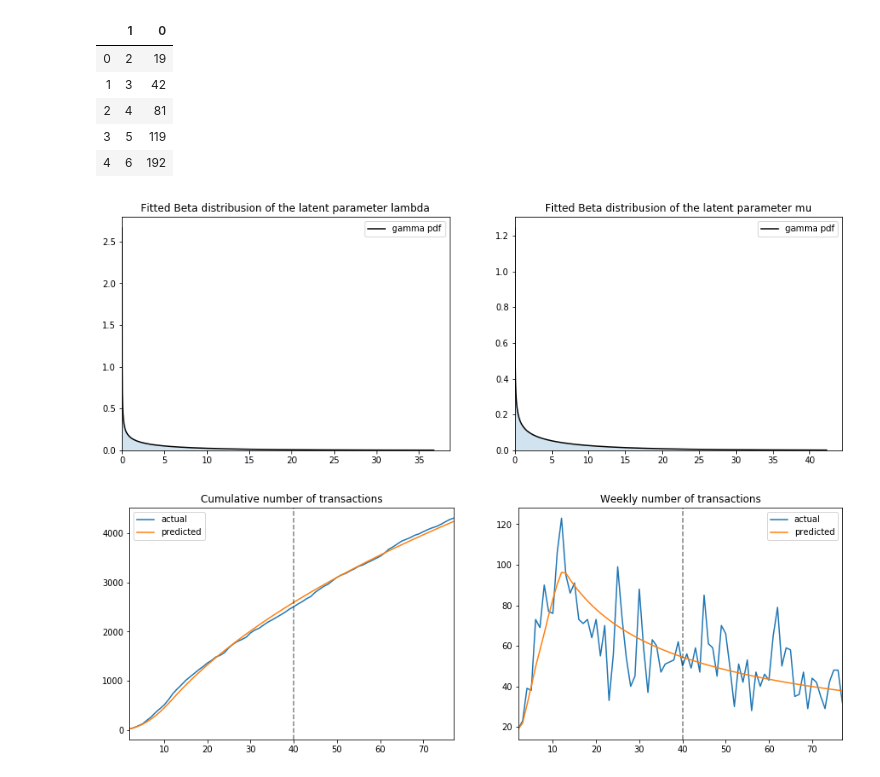
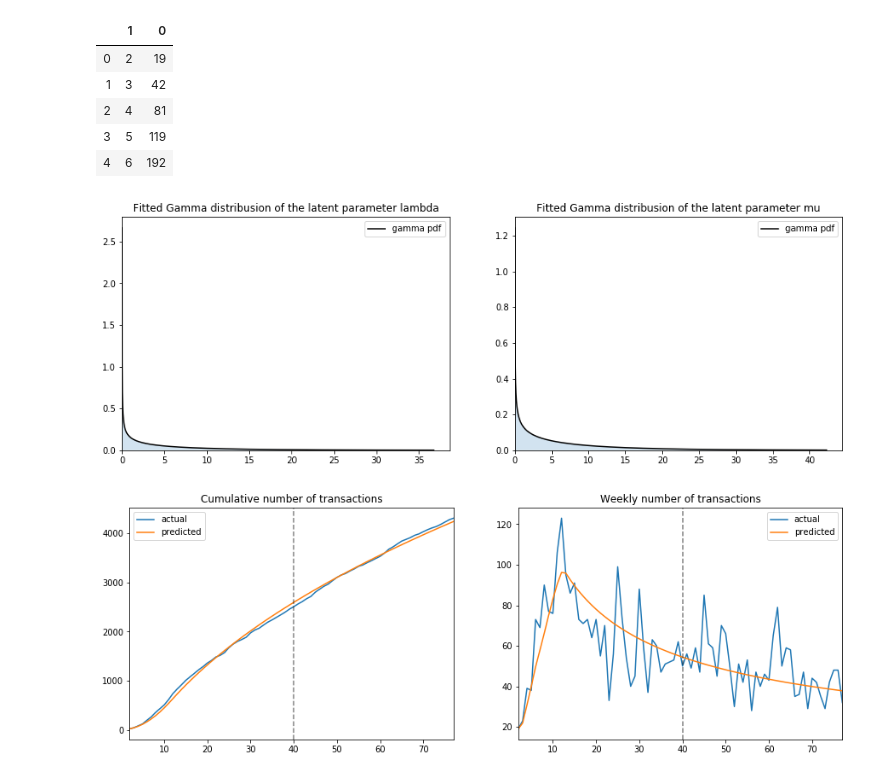
Before and after one commit to janhelcl/CLV, a Jupyter notebook: probabilistic_models/CLV_pareto_NBD.ipynb, the cells around one changed output. Cells and saved outputs as stored; diff of their text form; code cells hidden in the pictures.

Commit message:
chart fix

```diff
--- a/probabilistic_models/CLV_pareto_NBD.ipynb
+++ b/probabilistic_models/CLV_pareto_NBD.ipynb
@@ -83,31 +83,31 @@ r, alpha, s, beta = minimize(pareto_NBD_likelihood, (0.5,10,0.5,10), args=(custo
 # %%
 fig, (ax1, ax2) = plt.subplots(1, 2, figsize=(15, 5))
 
 # plot the distribution of lambda
 x = np.linspace(gamma_dist.ppf(0.01, r, scale=alpha),gamma_dist.ppf(0.99, r, scale=alpha), 10000)
 pdf_l = gamma_dist.pdf(x, r, scale=alpha)
 
 ax1.plot(x, pdf_l, label='gamma pdf', color='k')
 ax1.fill_between(x, 0, pdf_l, alpha=0.2)
-ax1.set_title('Fitted Beta distribusion of the latent parameter lambda')
+ax1.set_title('Fitted Gamma distribusion of the latent parameter lambda')
 ax1.set_ylim(0)
 ax1.set_xlim(0)
 ax1.legend()
 
 # plot the distribution of mu
 x = np.linspace(gamma_dist.ppf(0.01, s, scale=beta), gamma_dist.ppf(0.99, s, scale=beta), 10000)
 pdf_m = gamma_dist.pdf(x, s, scale=beta)
 
 ax2.plot(x, pdf_m, label='gamma pdf', color='k')
 ax2.fill_between(x, 0, pdf_m, alpha=0.2)
-ax2.set_title('Fitted Beta distribusion of the latent parameter mu')
+ax2.set_title('Fitted Gamma distribusion of the latent parameter mu')
 ax2.set_ylim(0)
 ax2.set_xlim(0)
 ax2.legend()
 
 plt.show()
 # %% [output]
-[figure, old version]
+[figure, new version]
 # %%
 def tracking_plot(r, alpha, s, beta, data, actual):
     """Tracking plot
```
